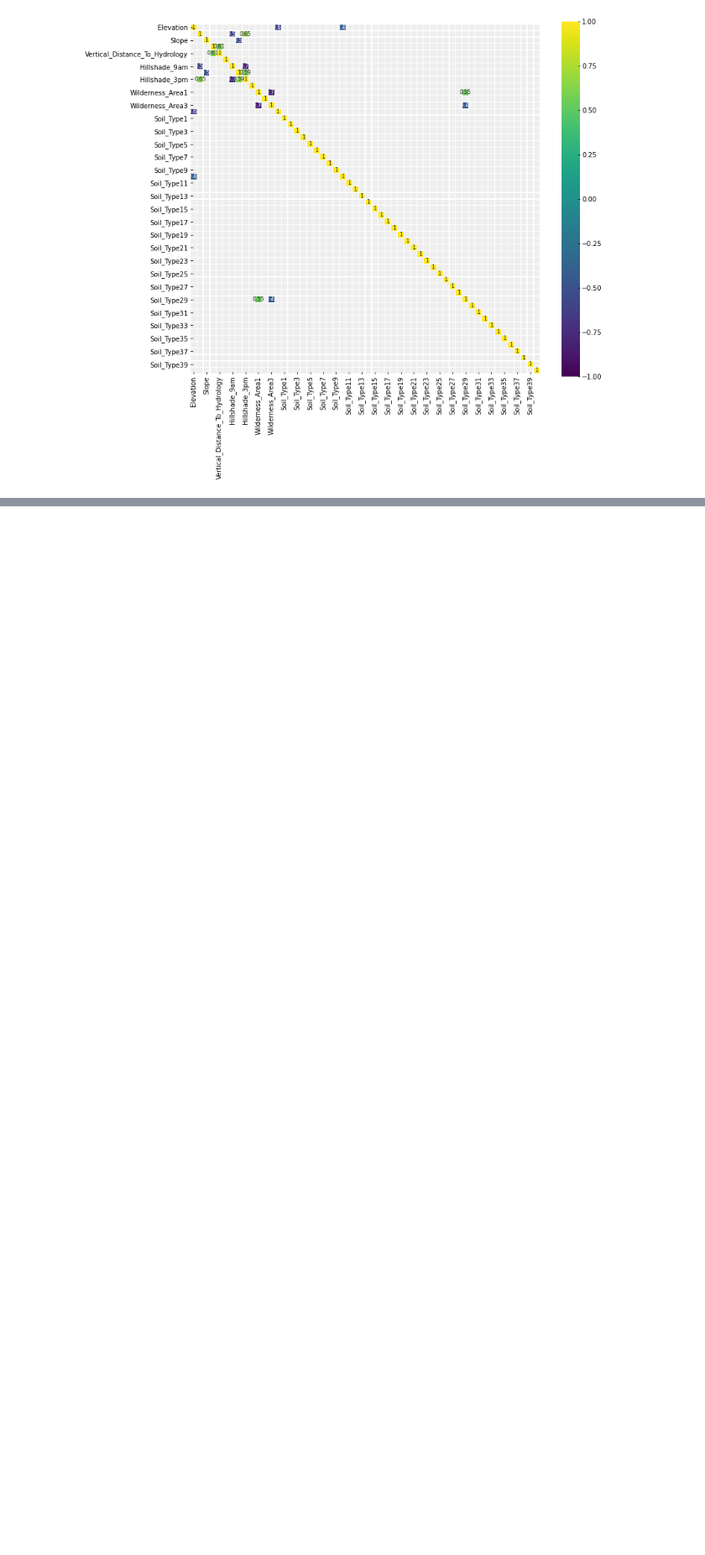
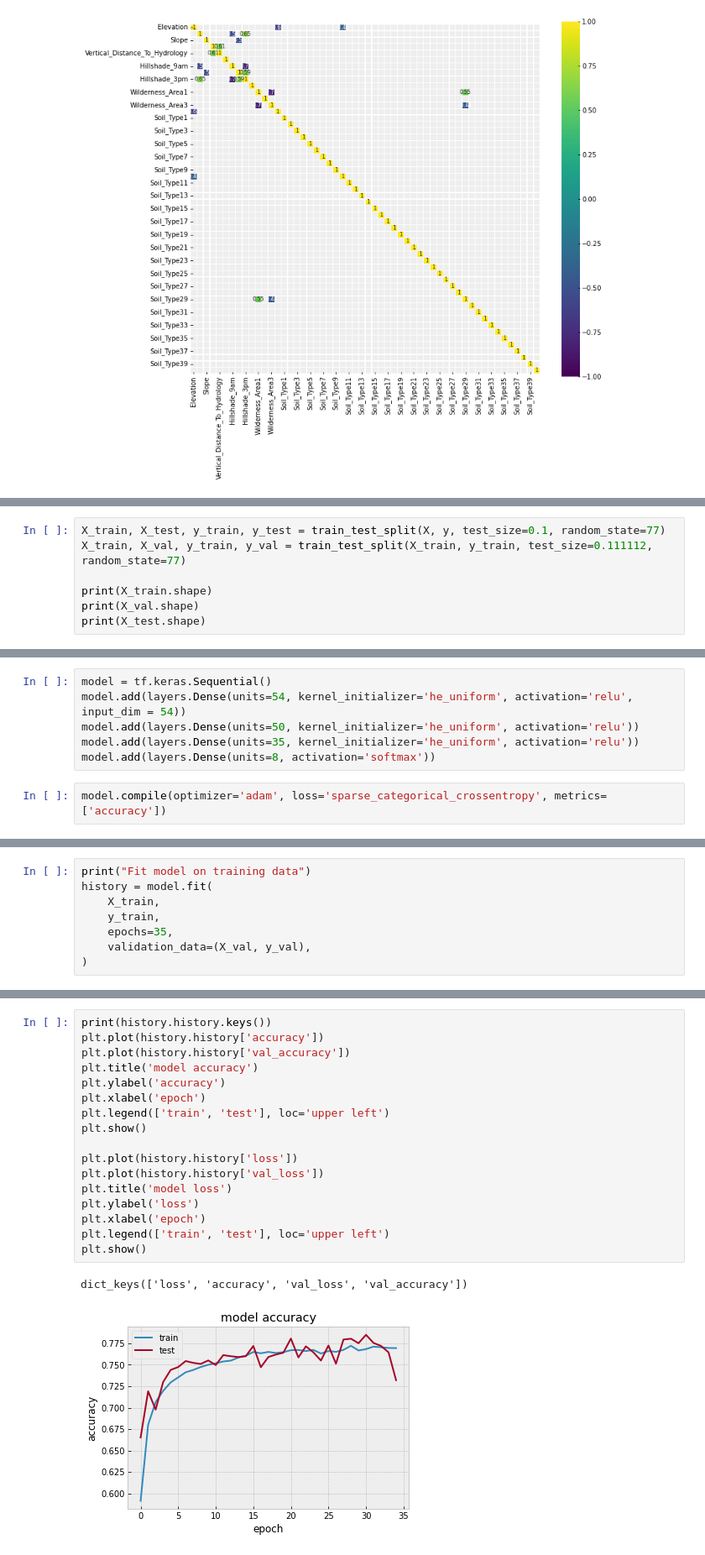
Before and after one commit to yudhaislamisulistya/forest_cover_classification, a Jupyter notebook: CoverType-classification.ipynb, the cells around one changed output, grey strips where cells are left out. Shown at 84% size. Cells and saved outputs as stored; diff of their text form; blank space fills up the shorter version.

```diff
--- a/CoverType-classification.ipynb
+++ b/CoverType-classification.ipynb
@@ -161,0 +179,7 @@ sns.heatmap(corr[(corr >= 0.5) | (corr <= -0.4)],
+# %%
+X_train, X_test, y_train, y_test = train_test_split(X, y, test_size=0.1, random_state=77)
+X_train, X_val, y_train, y_val = train_test_split(X_train, y_train, test_size=0.111112, random_state=77)
+
+print(X_train.shape)
+print(X_val.shape)
+print(X_test.shape)
@@ -161,0 +190,8 @@ sns.heatmap(corr[(corr >= 0.5) | (corr <= -0.4)],
+# %%
+model = tf.keras.Sequential()
+model.add(layers.Dense(units=54, kernel_initializer='he_uniform', activation='relu', input_dim = 54))
+model.add(layers.Dense(units=50, kernel_initializer='he_uniform', activation='relu'))
+model.add(layers.Dense(units=35, kernel_initializer='he_uniform', activation='relu'))
+model.add(layers.Dense(units=8, activation='softmax'))
+# %%
+model.compile(optimizer='adam', loss='sparse_categorical_crossentropy', metrics=['accuracy'])
@@ -161,0 +218,8 @@ sns.heatmap(corr[(corr >= 0.5) | (corr <= -0.4)],
+# %%
+print("Fit model on training data")
+history = model.fit(
+    X_train,
+    y_train,
+    epochs=35,
+    validation_data=(X_val, y_val),
+)
@@ -161,0 +244,20 @@ sns.heatmap(corr[(corr >= 0.5) | (corr <= -0.4)],
+# %%
+print(history.history.keys())
+plt.plot(history.history['accuracy'])
+plt.plot(history.history['val_accuracy'])
+plt.title('model accuracy')
+plt.ylabel('accuracy')
+plt.xlabel('epoch')
+plt.legend(['train', 'test'], loc='upper left')
+plt.show()
+
+plt.plot(history.history['loss'])
+plt.plot(history.history['val_loss'])
+plt.title('model loss')
+plt.ylabel('loss')
+plt.xlabel('epoch')
+plt.legend(['train', 'test'], loc='upper left')
+plt.show()
+# %% [output]
+dict_keys(['loss', 'accuracy', 'val_loss', 'val_accuracy'])
+[figure, added]
```
Also changed, not shown: parts of 13 cells of this notebook.
